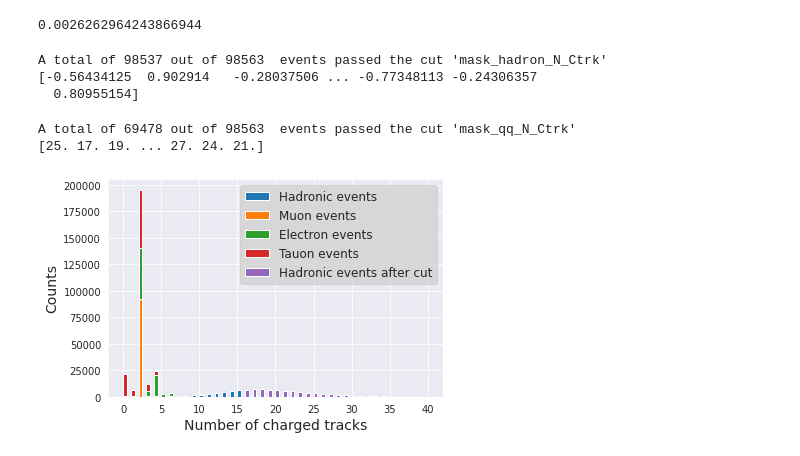
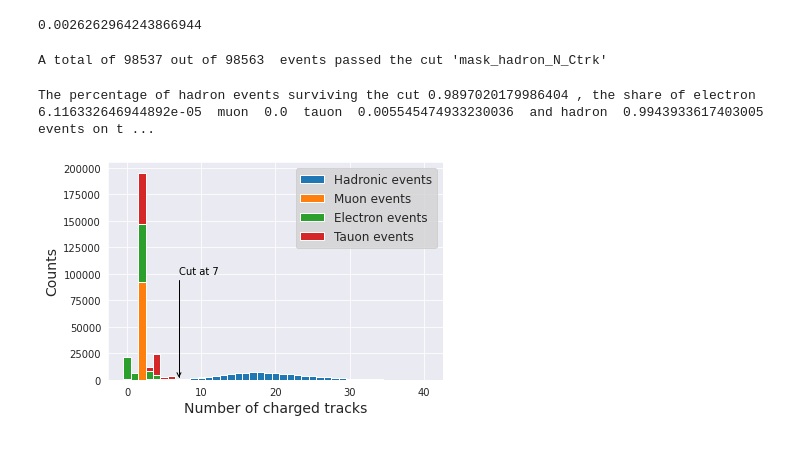
Before and after one commit to benfreiburg/z0-precisionmeasurement, a Jupyter notebook: Z0_main.ipynb, the cells around one changed output. Saved outputs shown, nothing was run; the diff lists cells and outputs as text; code cells hidden in the pictures.

```diff
--- a/Z0_main.ipynb
+++ b/Z0_main.ipynb
@@ -230,36 +230,46 @@ mask_hadron_N_Ctrk = branches['Pcharged'] >= 1
 
 
 ## The sum of this array provides the number of events that passed this cut
-print("A total of", sum(mask_hadron_N_Ctrk), "out of", len(mask_hadron_N_Ctrk), " events passed the cut 'mask_hadron_N_Ctrk'")
+print("A total of", np.sum(mask_hadron_N_Ctrk), "out of", len(mask_hadron_N_Ctrk), " events passed the cut 'mask_hadron_N_Ctrk'")
 # %% [output]
 A total of 98537 out of 98563  events passed the cut 'mask_hadron_N_Ctrk'
-[-0.56434125  0.902914   -0.28037506 ... -0.77348113 -0.24306357
-  0.80955154]
 # %%
 # histogram (N_Ctrk) Monte Carlo data
 
-mask_qq_N_Ctrk = branches_qq[var_N_char] > 15
+cut = 7  # Gives the value for the cut
+
+mask_qq_N_Ctrk = branches_qq[var_N_char] > cut
+mask_ee_N_Ctrk = branches_ee[var_N_char] > cut
+mask_tt_N_Ctrk = branches_tt[var_N_char] > cut
+mask_mm_N_Ctrk = branches_mm[var_N_char] > cut
+
+event_sum =  np.sum(mask_qq_N_Ctrk) + np.sum(mask_tt_N_Ctrk) + np.sum(mask_ee_N_Ctrk) + np.sum(mask_mm_N_Ctrk)
+efficiency_qq = np.sum(mask_qq_N_Ctrk)/len(mask_qq_N_Ctrk) # Gives the percentage of hadron events surviving the cut
+precision_ee = np.sum(mask_ee_N_Ctrk)/event_sum
+precision_mm = np.sum(mask_mm_N_Ctrk)/event_sum
+precision_tt = np.sum(mask_tt_N_Ctrk)/event_sum
+precision_qq = np.sum(mask_qq_N_Ctrk) / event_sum  #Gives the percentage of hadron events out of all the cut survivors
 
 qq_N = qq[2,:]
-qq_N = qq_N[qq_N > 15]
+qq_N = qq_N[qq_N > cut]
 
 #Manually chosen bins (numbers define bin seperations)
-bins_N_Ctrk = np.asarray([-0.5,0.5,1.5,2.5,3.5,4.5,5.5,6.5,7.5,8.5,9.5,10.5,12.5,14.5,16.5,18.5,23.5,28.5,33.5,38.5,43.5,48.5,53.5])
-bins_N_Ctrk_mc = np.linspace(0,40,81)
+bins_N_Ctrk_mc = np.linspace(-0.5,40.5,42)
 
 %matplotlib inline
 sb.set_style("darkgrid")
 
-plt.hist((qq[2,:],mm[2,:],tt[2,:],ee[2,:]), bins=bins_N_Ctrk_mc, label=("Hadronic events","Muon events","Electron events","Tauon events",'masked hadronic'), stacked=True)
-plt.hist((qq_N), bins=bins_N_Ctrk_mc, zorder=5, label="Hadronic events after cut", stacked=True)
+plt.annotate("Cut at 7", xy=(7, 0.2), xycoords='data',xytext=(7, 100000), textcoords='data', color="black",arrowprops=dict(arrowstyle="->",connectionstyle="arc", color="black", relpos=(0,0)))
+
+plt.hist((qq[2,:],mm[2,:],ee[2,:],tt[2,:]), bins=bins_N_Ctrk_mc, label=("Hadronic events","Muon events","Electron events","Tauon events",'masked hadronic'), stacked=True)
+#plt.hist((qq_N), bins=bins_N_Ctrk_mc, zorder=5, label="Hadronic events after cut", stacked=True)
 plt.xlabel("Number of charged tracks", fontsize=14)
 plt.ylabel("Counts", fontsize=14)
 
+
 plt.legend(frameon=True, facecolor="lightgrey", fontsize=12)
 
-print("A total of", sum(mask_qq_N_Ctrk), "out of", len(mask_qq_N_Ctrk), " events passed the cut 'mask_qq_N_Ctrk'")
-print(qq_N)
+print("The percentage of hadron events surviving the cut", efficiency_qq,", the share of electron ",precision_ee," muon ",precision_mm," tauon ",precision_tt," and hadron ",precision_qq," events on the total of the cut survivors with the cut 'mask_qq_N_Ctrk'")
 # %% [output]
-A total of 69478 out of 98563  events passed the cut 'mask_qq_N_Ctrk'
-[25. 17. 19. ... 27. 24. 21.]
+The percentage of hadron events surviving the cut 0.9897020179986404 , the share of electron  6.116332646944892e-05  muon  0.0  tauon  0.005545474933230036  and hadron  0.9943933617403005  events on t ...
-[figure, old version]
+[figure, new version]
```
Also changed, not shown: parts of 7 cells of this notebook.
